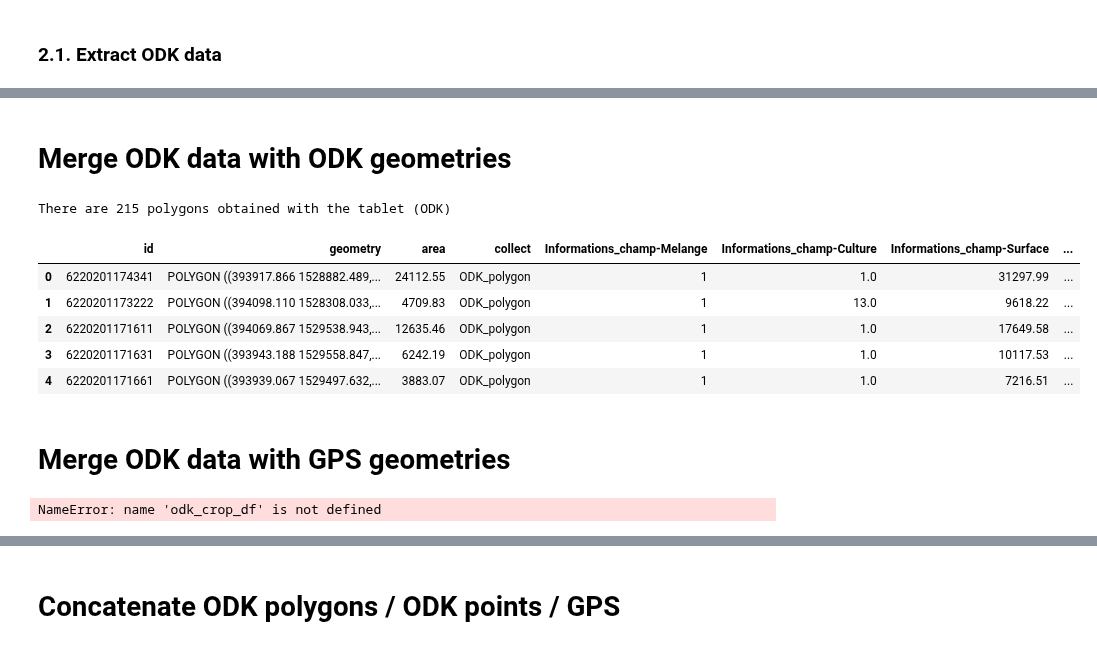
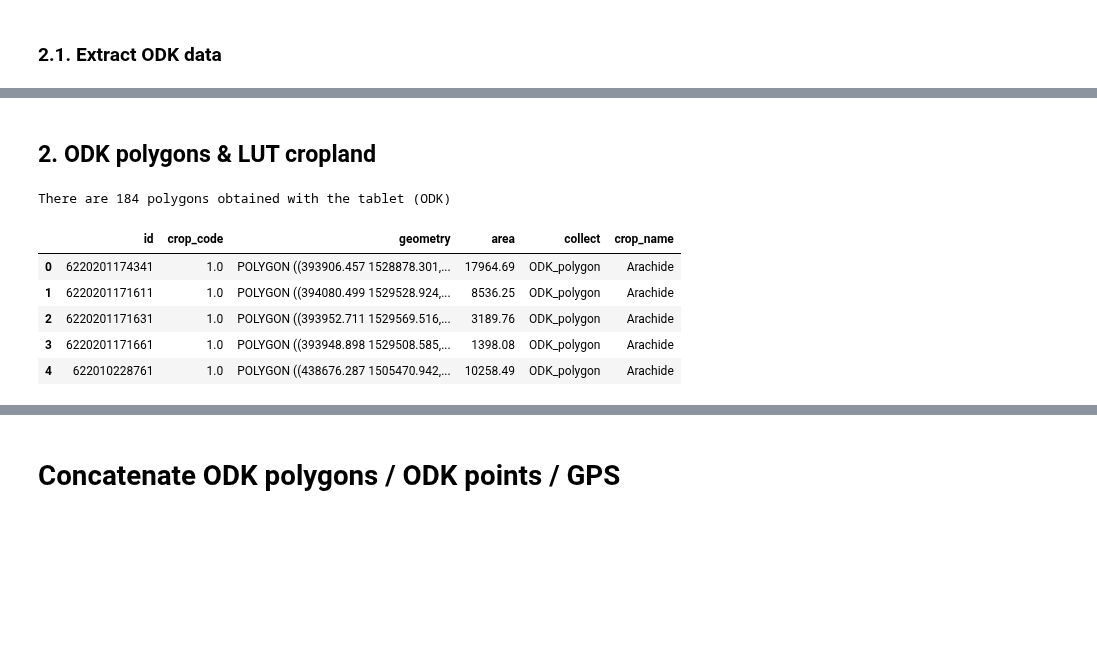
Before and after one commit to nicolasdeffense/eo-toolbox, a Jupyter notebook: notebooks_working/EOStat/clean_in_situ_senegal.ipynb, the cells around one changed output, grey strips where cells are left out. Saved outputs shown, nothing was run; the diff lists cells and outputs as text; code cells hidden in the pictures; blank space fills up the shorter version.

```diff
--- a/notebooks_working/EOStat/clean_in_situ_senegal.ipynb
+++ b/notebooks_working/EOStat/clean_in_situ_senegal.ipynb
@@ -37,9 +37,9 @@ lut_non_crop_csv = f'{path}LUT/LUT_non_crop.csv'
 # %% [markdown]
 ## Output
 # %%
-gps_shp_output          = f'{path}Output_Nico/gps_with_data.shp'
-odk_crop_shp_output     = f'{path}Output_Nico/odk_crop_with_data.shp'
-odk_non_crop_shp_output = f'{path}Output_Nico/odk_non_crop_with_data.shp'
+gps_shp_output          = f'{path}Output_Nico/gps_with_data_FINAL.shp'
+odk_crop_shp_output     = f'{path}Output_Nico/odk_crop_with_data_FINAL.shp'
+odk_non_crop_shp_output = f'{path}Output_Nico/odk_non_crop_with_data_FINAL.shp'
 
 full_shp_output = f'{path}Sen4Stat/IN_SITU/SITE_41/SEN_2021_SITE_41_ori.shp'
 
@@ -401,28 +387,18 @@ There are 316 GPS tracks link to a row in the DB (equivalent to inner join)
-# %% [markdown]
-# Merge ODK data with ODK geometries
+# %% [markdown]
+## 2. ODK polygons & LUT cropland
 # %%
-odk_with_data_gdf = odk_gdf.merge(odk_crop_df, on='id')
+odk_crops_all_gdf = odk_gdf.merge(lut_crop_df, on='crop_code')
 
-print(f'There are {len(odk_with_data_gdf)} polygons obtained with the tablet (ODK)')
+print(f'There are {len(odk_crops_all_gdf)} polygons obtained with the tablet (ODK)')
 
-odk_with_data_gdf.head()
+odk_crops_all_gdf.to_file(filename=odk_crop_shp_output)
+
+odk_crops_all_gdf.head()
 # %% [output]
-There are 215 polygons obtained with the tablet (ODK)
+There are 184 polygons obtained with the tablet (ODK)
-|  | id | geometry | area | collect | Informations_champ-Melange | Informations_champ-Culture | Informations_champ-Surface | ... |
-| 0 | 6220201174341 | POLYGON ((393917.866 1528882.489,... | 24112.55 | ODK_polygon | 1 | 1.0 | 31297.99 | ... |
-| 1 | 6220201173222 | POLYGON ((394098.110 1528308.033,... | 4709.83 | ODK_polygon | 1 | 13.0 | 9618.22 | ... |
-| 2 | 6220201171611 | POLYGON ((394069.867 1529538.943,... | 12635.46 | ODK_polygon | 1 | 1.0 | 17649.58 | ... |
-| 3 | 6220201171631 | POLYGON ((393943.188 1529558.847,... | 6242.19 | ODK_polygon | 1 | 1.0 | 10117.53 | ... |
-| 4 | 6220201171661 | POLYGON ((393939.067 1529497.632,... | 3883.07 | ODK_polygon | 1 | 1.0 | 7216.51 | ... |
+|  | id | crop_code | geometry | area | collect | crop_name |
+| 0 | 6220201174341 | 1.0 | POLYGON ((393906.457 1528878.301,... | 17964.69 | ODK_polygon | Arachide |
+| 1 | 6220201171611 | 1.0 | POLYGON ((394080.499 1529528.924,... | 8536.25 | ODK_polygon | Arachide |
+| 2 | 6220201171631 | 1.0 | POLYGON ((393952.711 1529569.516,... | 3189.76 | ODK_polygon | Arachide |
+| 3 | 6220201171661 | 1.0 | POLYGON ((393948.898 1529508.585,... | 1398.08 | ODK_polygon | Arachide |
+| 4 | 622010228761 | 1.0 | POLYGON ((438676.287 1505470.942,... | 10258.49 | ODK_polygon | Arachide |
-# %% [markdown]
-# Merge ODK data with GPS geometries
-# %%
-gps_with_data_gdf = gps_gdf.merge(odk_crop_df, on='id', how='left')
-
-gps_with_data_gdf['gid'] = np.arange(gps_with_data_gdf.shape[0])
-
-print(f'There are {len(gps_with_data_gdf)} polygons obtained with GPS')
-
-gps_with_data_gdf.head()
-# %% [output]
-NameError: name 'odk_crop_df' is not defined
```
Also changed, not shown: parts of 18 cells of this notebook, 1 other file.
